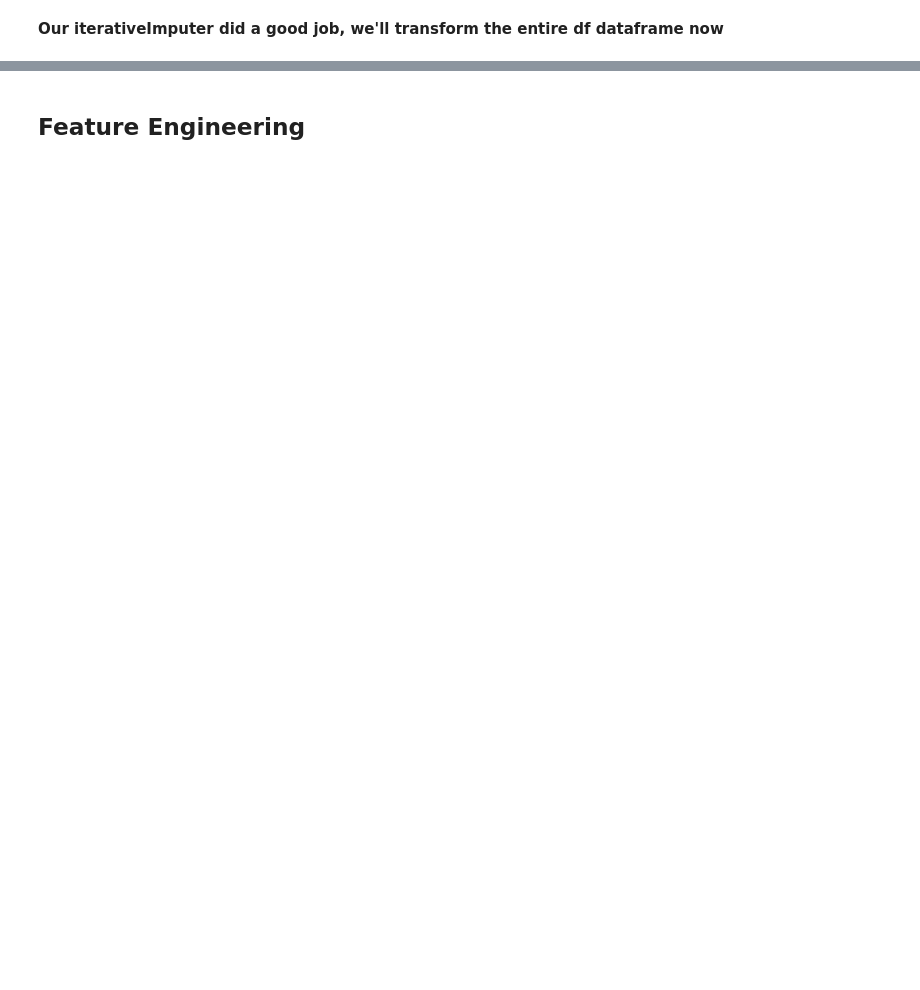
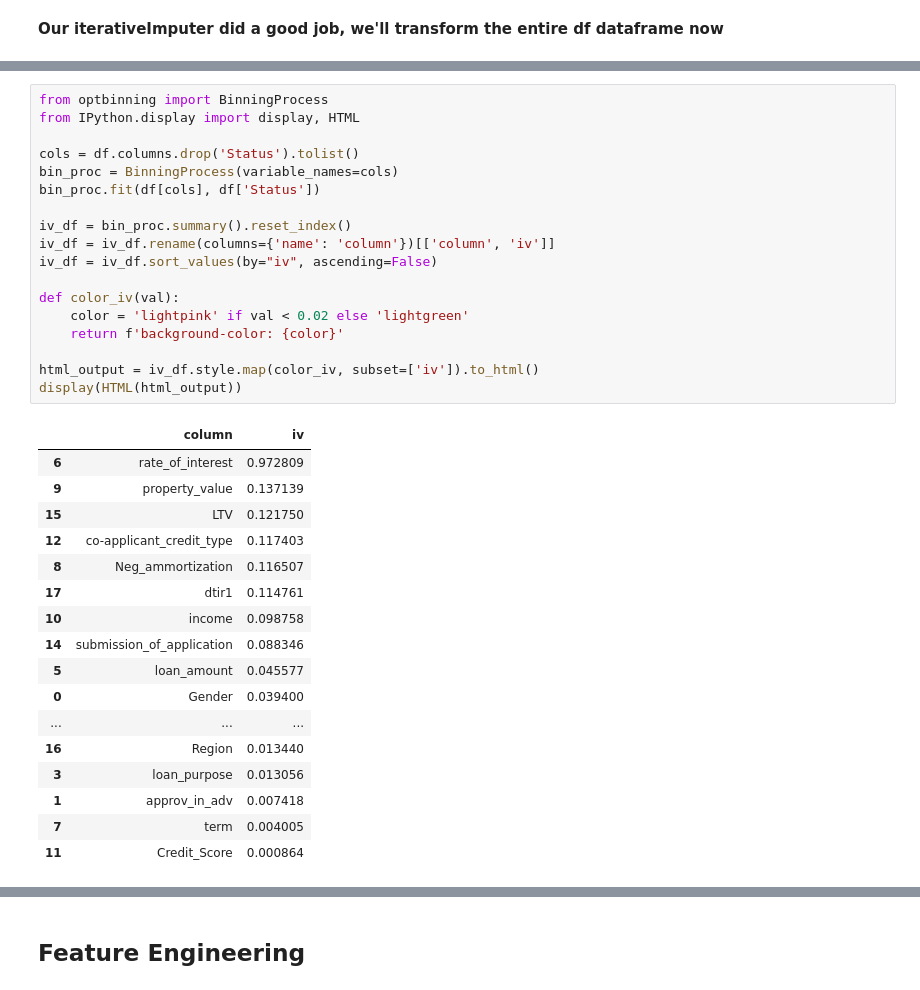
Before and after one commit to ethanhopkins101/DataScience-Projects, a Jupyter notebook: credit_card_customers/expected_loss.ipynb, the cells around one changed output, grey strips where cells are left out. Saved outputs shown, nothing was run; the diff lists cells and outputs as text; blank space fills up the shorter version.

```diff
--- a/credit_card_customers/expected_loss.ipynb
+++ b/credit_card_customers/expected_loss.ipynb
@@ -397,0 +426,36 @@ weighted avg       0.99      0.99      0.99     29117
+# %%
+from optbinning import BinningProcess
+from IPython.display import display, HTML
+
+cols = df.columns.drop('Status').tolist()
+bin_proc = BinningProcess(variable_names=cols)
+bin_proc.fit(df[cols], df['Status'])
+
+iv_df = bin_proc.summary().reset_index()
+iv_df = iv_df.rename(columns={'name': 'column'})[['column', 'iv']]
+iv_df = iv_df.sort_values(by="iv", ascending=False)
+
+def color_iv(val):
+    color = 'lightpink' if val < 0.02 else 'lightgreen'
+    return f'background-color: {color}'
+
+html_output = iv_df.style.map(color_iv, subset=['iv']).to_html()
+display(HTML(html_output))
+# %% [output]
+|  | column | iv |
+| 6 | rate_of_interest | 0.972809 |
+| 9 | property_value | 0.137139 |
+| 15 | LTV | 0.121750 |
+| 12 | co-applicant_credit_type | 0.117403 |
+| 8 | Neg_ammortization | 0.116507 |
+| 17 | dtir1 | 0.114761 |
+| 10 | income | 0.098758 |
+| 14 | submission_of_application | 0.088346 |
+| 5 | loan_amount | 0.045577 |
+| 0 | Gender | 0.039400 |
+| ... | ... | ... |
+| 16 | Region | 0.013440 |
+| 3 | loan_purpose | 0.013056 |
+| 1 | approv_in_adv | 0.007418 |
+| 7 | term | 0.004005 |
+| 11 | Credit_Score | 0.000864 |
```
Also changed, not shown: parts of 11 cells of this notebook.
